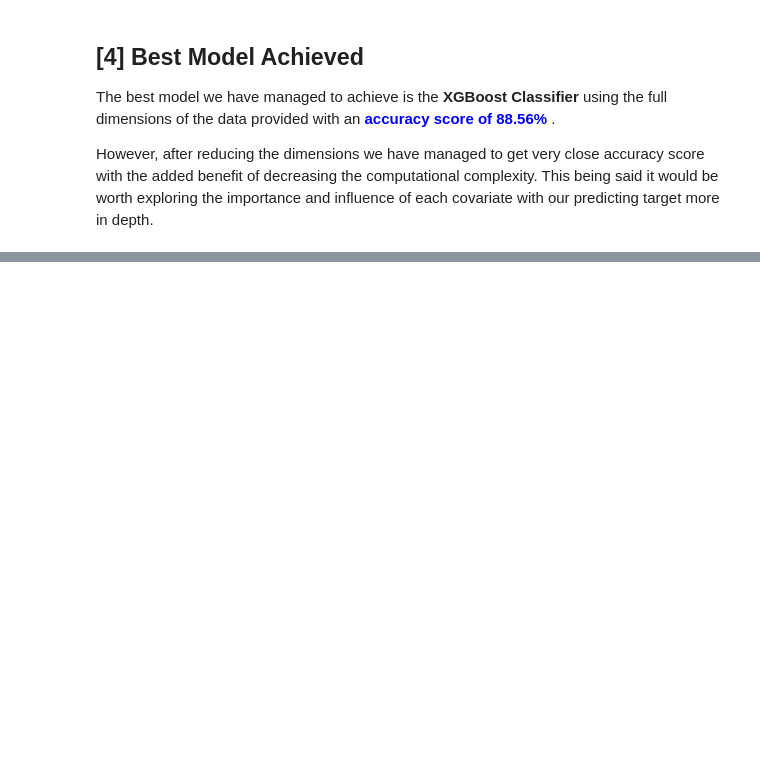
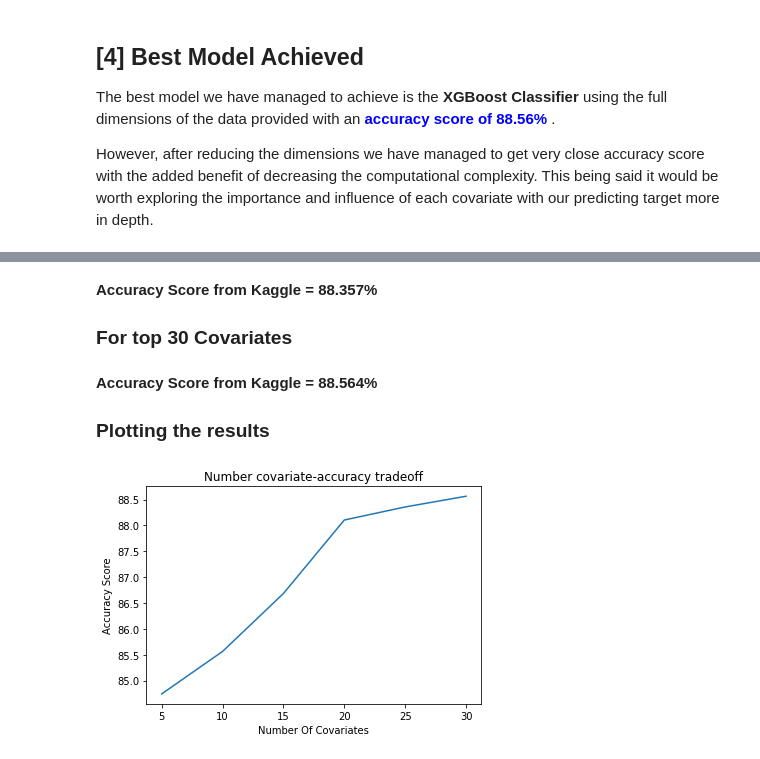
Before and after one commit to AMLoucas/ID5059-Project-2, a Jupyter notebook: Final-Markdown.ipynb, the cells around one changed output, grey strips where cells are left out. Cells and saved outputs as stored; diff of their text form; code cells hidden in the pictures; blank space fills up the shorter version.

Commit message:
added number covariate with accurcay trade-off

```diff
--- a/Final-Markdown.ipynb
+++ b/Final-Markdown.ipynb
@@ -1099,0 +1333,3 @@ However, after reducing the dimensions we have managed to get very close accurac
+# %% [markdown]
+**Accuracy Score from Kaggle = 88.357%**
+### For top 30 Covariates
@@ -1099,0 +1348,22 @@ However, after reducing the dimensions we have managed to get very close accurac
+# %% [markdown]
+**Accuracy Score from Kaggle = 88.564%**
+### Plotting the results
+# %%
+# Putting results in data frame to plot the trade-off.
+data = {'Number Of Covariates':  [5, 10, 15, 20, 25, 30],
+        'Accuracy Score': [84.741, 85.562, 86.683, 88.104, 88.357,88.564]
+        }
+
+trade_off = pd.DataFrame (data, columns = ['Number Of Covariates','Accuracy Score'])
+
+# Plotting data
+trade_off_plot = sns.lineplot(data=trade_off, x="Number Of Covariates", y="Accuracy Score")
+trade_off_plot.set_title("Number covariate-accuracy tradeoff")
+# Saving plot (IF you want to save, uncomment the next two lines.)
+# figure_save = trade_off_plot.get_figure()
+# figure_save.savefig("trade-off.png")
+
+# Previewing plot
+plt.show()
+# %% [output]
+[figure, added]
```
Also changed, not shown: parts of 27 cells of this notebook.
